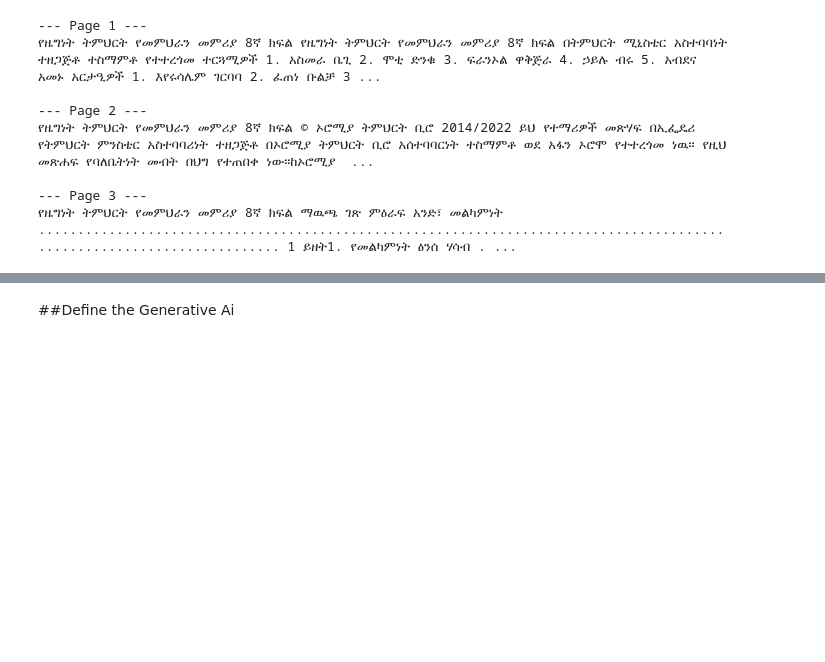
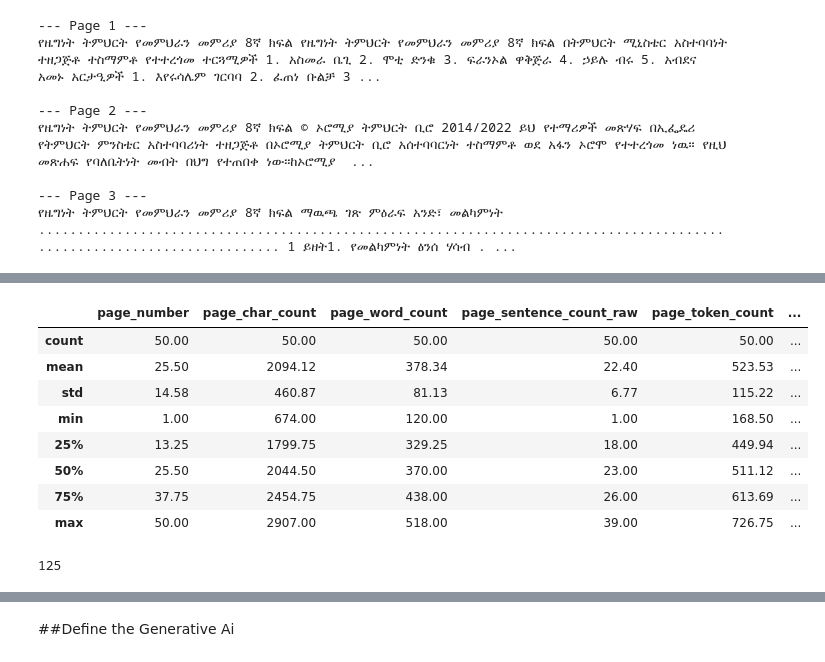
Before and after one commit to YonaniCodes/rag, a Jupyter notebook: yonas_rag.ipynb, the cells around one changed output, grey strips where cells are left out. Drawn from its saved outputs; the diff is of its cells as text; code cells hidden in the pictures; blank space fills up the shorter version.

```diff
--- a/yonas_rag.ipynb
+++ b/yonas_rag.ipynb
@@ -108,0 +274,40 @@ pages[0], len(pages)
+# %%
+# Create a DataFrame to get stats
+df = pd.DataFrame(eng_pages_and_texts)
+df.describe().round(2)
+# %% [output]
+|  | page_number | page_char_count | page_word_count | page_sentence_count_raw | page_token_count | ... |
+| count | 50.00 | 50.00 | 50.00 | 50.00 | 50.00 | ... |
+| mean | 25.50 | 2094.12 | 378.34 | 22.40 | 523.53 | ... |
+| std | 14.58 | 460.87 | 81.13 | 6.77 | 115.22 | ... |
+| min | 1.00 | 674.00 | 120.00 | 1.00 | 168.50 | ... |
+| 25% | 13.25 | 1799.75 | 329.25 | 18.00 | 449.94 | ... |
+| 50% | 25.50 | 2044.50 | 370.00 | 23.00 | 511.12 | ... |
+| 75% | 37.75 | 2454.75 | 438.00 | 26.00 | 613.69 | ... |
+| max | 50.00 | 2907.00 | 518.00 | 39.00 | 726.75 | ... |
+# %%
+import re
+
+# Split each chunk into its own item
+eng_pages_and_chunks = []
+for item in tqdm(eng_pages_and_texts):
+    for sentence_chunk in item["sentence_chunks"]:
+        chunk_dict = {}
+        chunk_dict["page_number"] = item["page_number"]
+
+        # Join the sentences together into a paragraph-like structure, aka a chunk (so they are a single string)
+        joined_sentence_chunk = "".join(sentence_chunk).replace("  ", " ").strip()
+        joined_sentence_chunk = re.sub(r'\.([A-Z])', r'. \1', joined_sentence_chunk) # ".A" -> ". A" for any full-stop/capital letter combo
+        chunk_dict["sentence_chunk"] = joined_sentence_chunk
+
+        # Get stats about the chunk
+        chunk_dict["chunk_char_count"] = len(joined_sentence_chunk)
+        chunk_dict["chunk_word_count"] = len([word for word in joined_sentence_chunk.split(" ")])
+        chunk_dict["chunk_token_count"] = len(joined_sentence_chunk) / 4 # 1 token = ~4 characters
+
+        eng_pages_and_chunks.append(chunk_dict)
+
+# How many chunks do we have?
+len(eng_pages_and_chunks)
+# %% [output]
+125
```
Also changed, not shown: parts of 22 cells of this notebook.
